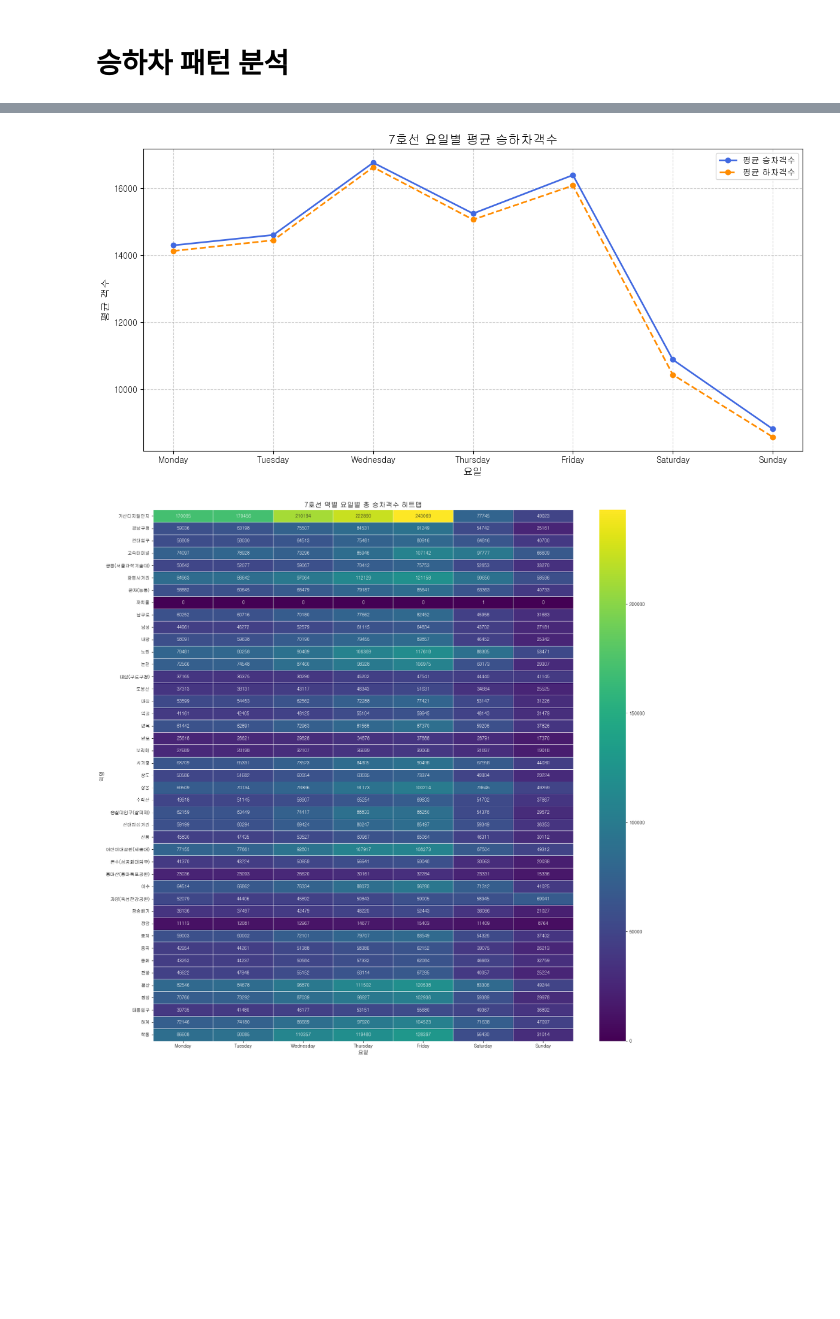
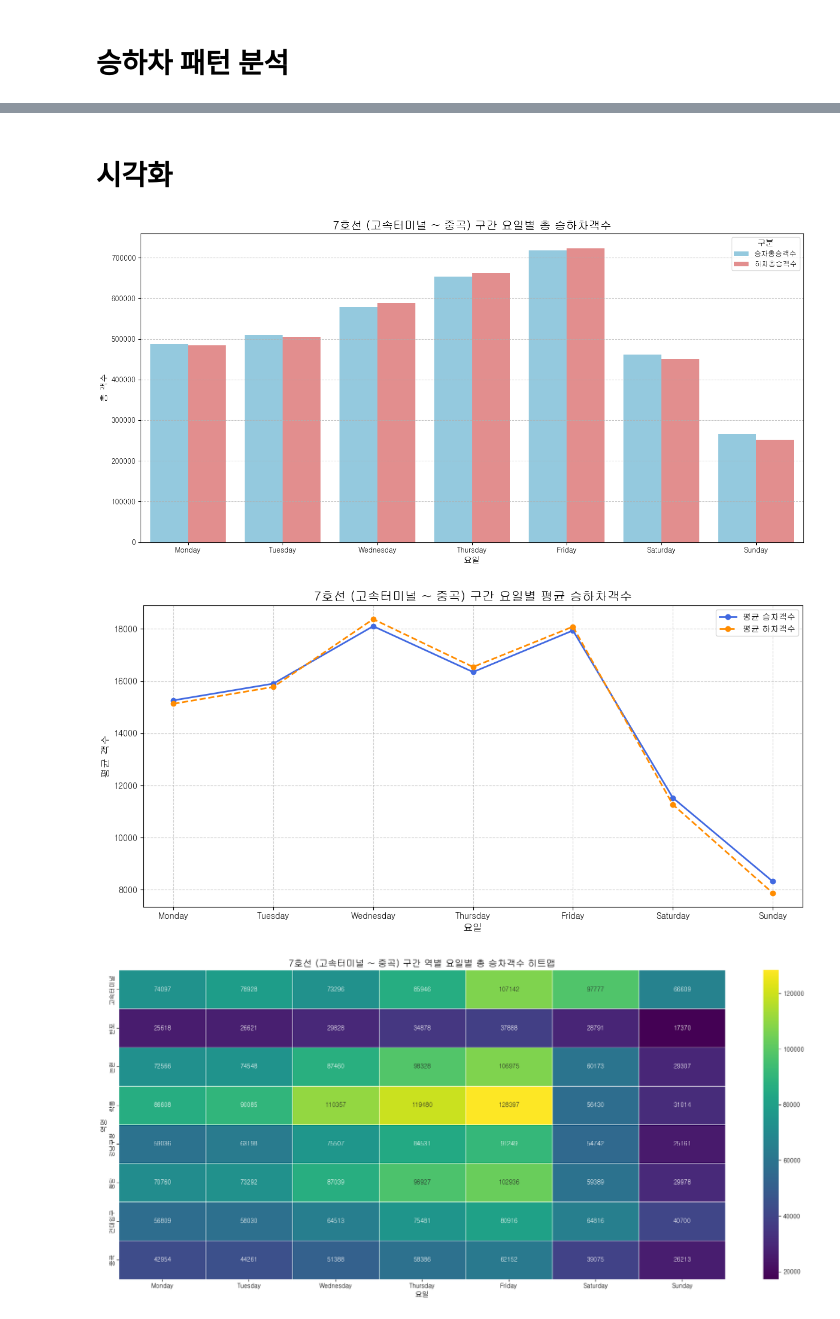
Before and after one commit to sjun4040/Subway_line7_pattern_analysis, a Jupyter notebook: SUBWAY.ipynb, the cells around one changed output, grey strips where cells are left out. Saved outputs shown, nothing was run; the diff lists cells and outputs as text; code cells hidden in the pictures; blank space fills up the shorter version.

```diff
--- a/SUBWAY.ipynb
+++ b/SUBWAY.ipynb
@@ -129,9 +138,7 @@ memory usage: 71.3+ KB
 # %% [markdown]
 # 승하차 패턴 분석
 # %%
-weekday_order = ['Monday', 'Tuesday', 'Wednesday', 'Thursday', 'Friday', 'Saturday', 'Sunday']
-line_7_df['요일'] = pd.Categorical(line_7_df['요일'], categories=weekday_order, ordered=True)
-line_7_daily_total = line_7_df.groupby('요일', observed=False)[['승차총승객수', '하차총승객수']].sum().reset_index()
-print("\n7호선 요일별 총 승하차객수:")
-print(line_7_daily_total)
+segment_daily_total = line_7_segment_df.groupby('요일', observed=False)[['승차총승객수', '하차총승객수']].sum().reset_index()
+print(f"\n7호선 ({target_stations_7ho[0]} ~ {target_stations_7ho[-1]}) 구간 요일별 총 승하차객수:")
+print(segment_daily_total)
 # %% [output]
@@ -242,0 +168,7 @@ For example, when doing 'df[col].method(value, inplace=True)', try using 'df.met
+# %%
+segment_station_daily_pattern = line_7_segment_df.groupby(['역명', '요일'], observed=False)[['승차총승객수', '하차총승객수']].sum().reset_index()
+segment_station_daily_pattern['승하차_비율'] = segment_station_daily_pattern['하차총승객수'] / segment_station_daily_pattern['승차총승객수']
+segment_station_daily_pattern['승하차_비율'].replace([np.inf, -np.inf], np.nan, inplace=True)
+segment_station_daily_pattern['승하차_비율'].fillna(0, inplace=True)
+print(f"\n7호선 ({target_stations_7ho[0]} ~ {target_stations_7ho[-1]}) 구간 역별 요일별 총 승하차객수 (일부):")
+print(segment_station_daily_pattern.head())
@@ -243,8 +195,36 @@ For example, when doing 'df[col].method(value, inplace=True)', try using 'df.met
+# %% [markdown]
+# 시각화
+# %%
+# 시각화를 위해 데이터프레임을 'long' 형식으로 변환 (melt)
+segment_daily_total_melted = segment_daily_total.melt(
+    id_vars='요일',
+    value_vars=['승차총승객수', '하차총승객수'],
+    var_name='구분',
+    value_name='총 객수'
+)
+
+plt.figure(figsize=(14, 7))
+sns.barplot(
+    x='요일',
+    y='총 객수',
+    hue='구분', # '승차총승객수'와 '하차총승객수'를 구분하여 막대를 그림
+    data=segment_daily_total_melted,
+    palette={'승차총승객수': 'skyblue', '하차총승객수': 'lightcoral'} # 색상 지정
+)
+plt.title(f'7호선 ({target_stations_7ho[0]} ~ {target_stations_7ho[-1]}) 구간 요일별 총 승하차객수', fontsize=16)
+plt.xlabel('요일', fontsize=12)
+plt.ylabel('총 객수', fontsize=12)
+plt.legend(title='구분', fontsize=10, title_fontsize=12)
+plt.grid(axis='y', linestyle='--', alpha=0.7)
+plt.tight_layout()
+plt.show()
+# %% [output]
+[figure, added]
 # %%
 plt.figure(figsize=(12, 6))
-plt.plot(line_7_daily_avg['요일'], line_7_daily_avg['승차총승객수'], marker='o', label='평균 승차객수', color='royalblue', linewidth=2)
-plt.plot(line_7_daily_avg['요일'], line_7_daily_avg['하차총승객수'], marker='o', label='평균 하차객수', color='darkorange', linestyle='--', linewidth=2)
-plt.title('7호선 요일별 평균 승하차객수', fontsize=15)
+plt.plot(segment_daily_avg['요일'], segment_daily_avg['승차총승객수'], marker='o', label='평균 승차객수', color='royalblue', linewidth=2)
+plt.plot(segment_daily_avg['요일'], segment_daily_avg['하차총승객수'], marker='o', label='평균 하차객수', color='darkorange', linestyle='--', linewidth=2)
+plt.title(f'7호선 ({target_stations_7ho[0]} ~ {target_stations_7ho[-1]}) 구간 요일별 평균 승하차객수', fontsize=15)
 plt.xlabel('요일', fontsize=12)
 plt.ylabel('평균 객수', fontsize=12)
 plt.legend(fontsize=10)
@@ -252,18 +232,25 @@ plt.grid(True, linestyle='--', alpha=0.6)
 plt.tight_layout()
 plt.show()
 # %% [output]
-[figure, old version]
+[figure, new version]
 # %%
-# 7호선 역별 요일별 승차 데이터 피봇
-line_7_station_pivot_in = line_7_station_daily_pattern.pivot_table(index='역명', columns='요일', values='승차총승객수')
-line_7_station_pivot_in = line_7_station_pivot_in[weekday_order] # 요일 순서 정렬
+segment_station_daily_pattern['역명'] = pd.Categorical(
+    segment_station_daily_pattern['역명'],
+    categories=target_stations_7ho,
+    ordered=True
+)
+segment_station_daily_pattern = segment_station_daily_pattern.sort_values('역명')
 
-plt.figure(figsize=(18, max(8, len(line_7_station_pivot_in) * 0.4))) # 역 수에 따라 높이 조절
-sns.heatmap(line_7_station_pivot_in, cmap='viridis', annot=True, fmt=".0f", linewidths=.5, linecolor='white')
-plt.title('7호선 역별 요일별 총 승차객수 히트맵', fontsize=15)
+
+segment_station_pivot_in = segment_station_daily_pattern.pivot_table(index='역명', columns='요일', values='승차총승객수')
+segment_station_pivot_in = segment_station_pivot_in[weekday_order] # 요일 순서 정렬
+
+plt.figure(figsize=(18, max(8, len(segment_station_pivot_in) * 0.5))) # 역 수에 따라 높이 조절
+sns.heatmap(segment_station_pivot_in, cmap='viridis', annot=True, fmt=".0f", linewidths=.5, linecolor='white')
+plt.title(f'7호선 ({target_stations_7ho[0]} ~ {target_stations_7ho[-1]}) 구간 역별 요일별 총 승차객수 히트맵', fontsize=15)
 plt.xlabel('요일', fontsize=12)
 plt.ylabel('역명', fontsize=12)
 plt.tight_layout()
 plt.show()
 # %% [output]
-[figure, old version]
+[figure, new version]
```
Also changed, not shown: parts of 8 cells of this notebook.
